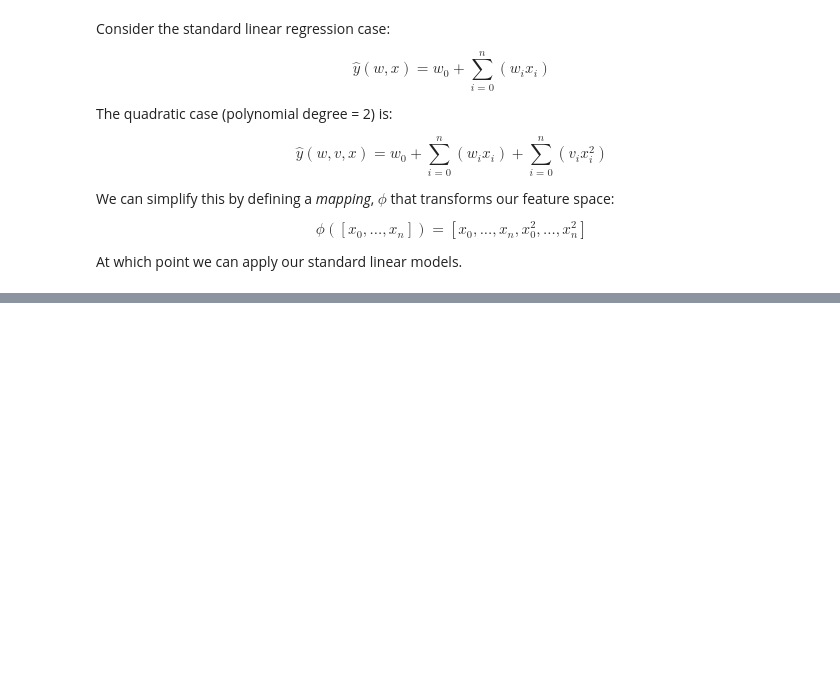
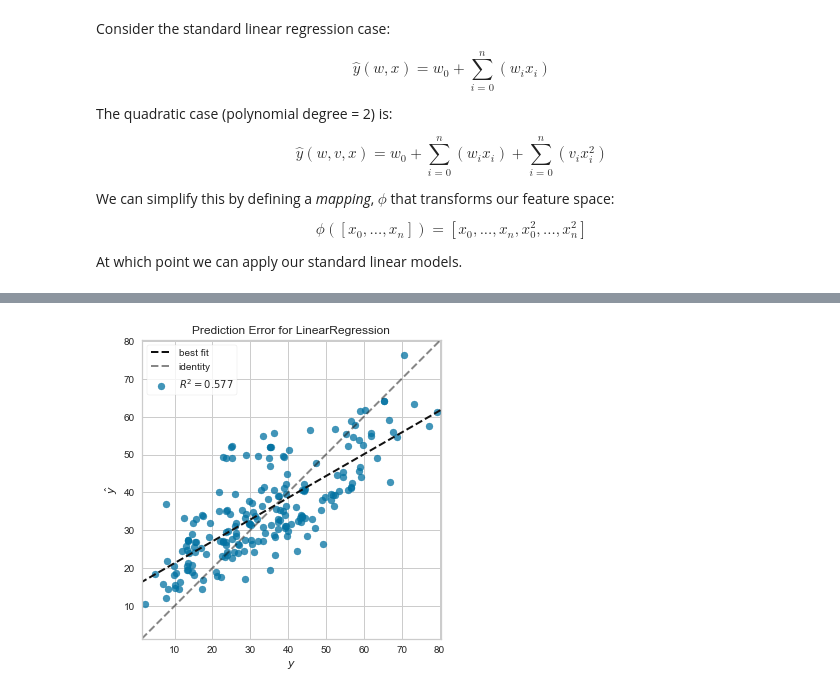
Before and after one commit to DistrictDataLabs/navyfcu-ml, a Jupyter notebook: Session 2 - Regression and Regularization.ipynb, the cells around one changed output, grey strips where cells are left out. Drawn from its saved outputs; the diff is of its cells as text; code cells hidden in the pictures; blank space fills up the shorter version.

Commit message:
regularization and regression

```diff
--- a/Session 2 - Regression and Regularization.ipynb
+++ b/Session 2 - Regression and Regularization.ipynb
@@ -10,6 +10,15 @@ import matplotlib.pyplot as plt
 
 sns.set_context('notebook')
 sns.set_style('whitegrid')
+# %%
+# Load regression dataset for analysis
+from sklearn.model_selection import train_test_split
+
+data = pd.read_csv("data/concrete/concrete.csv")
+X = data[[col for col in data.columns if col != "strength"]]
+y = data["strength"]
+
+X_train, X_test, y_train, y_test = train_test_split(X, y, test_size=0.2, shuffle=True)
 # %% [markdown]
 ## Linear Regression
 
@@ -171,0 +188,9 @@ model = Pipeline([
+# %%
+from yellowbrick.regressor import PredictionError
+
+viz = PredictionError(LinearRegression())
+viz.fit(X_train, y_train)
+viz.score(X_test, y_test)
+viz.poof()
+# %% [output]
+[figure, added]
```
Also changed, not shown: parts of 41 cells of this notebook, 6 other files.
